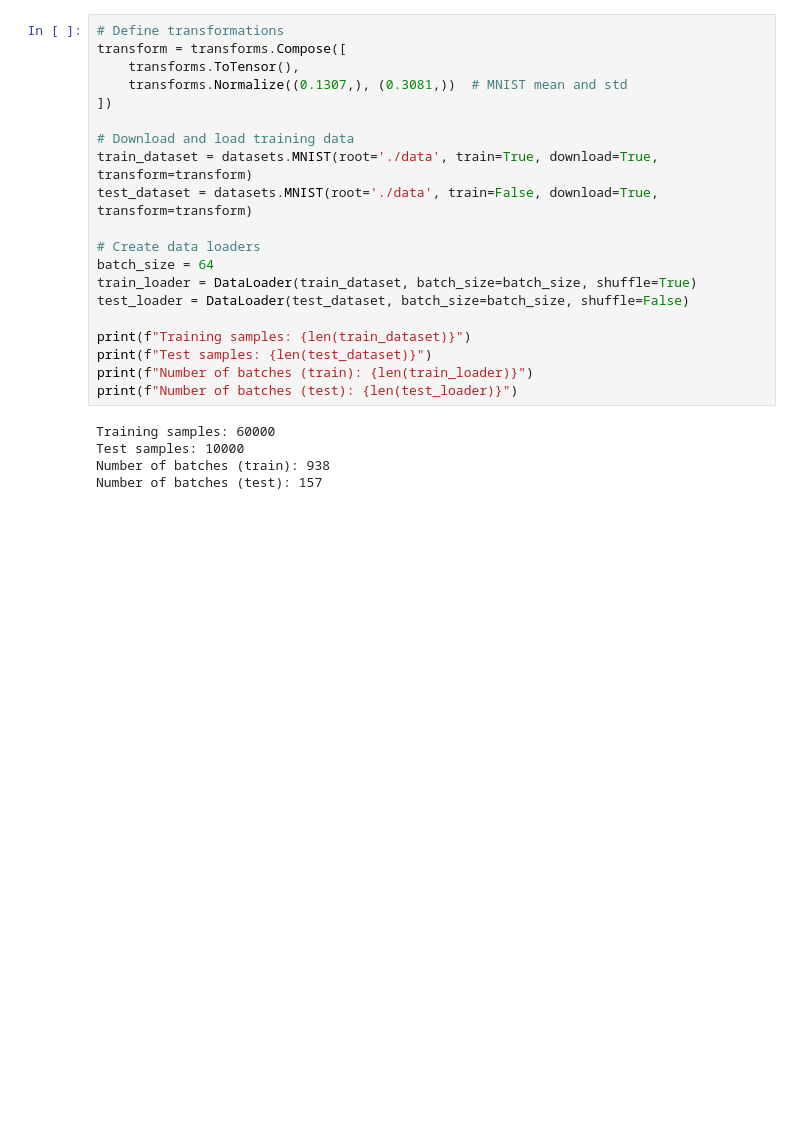
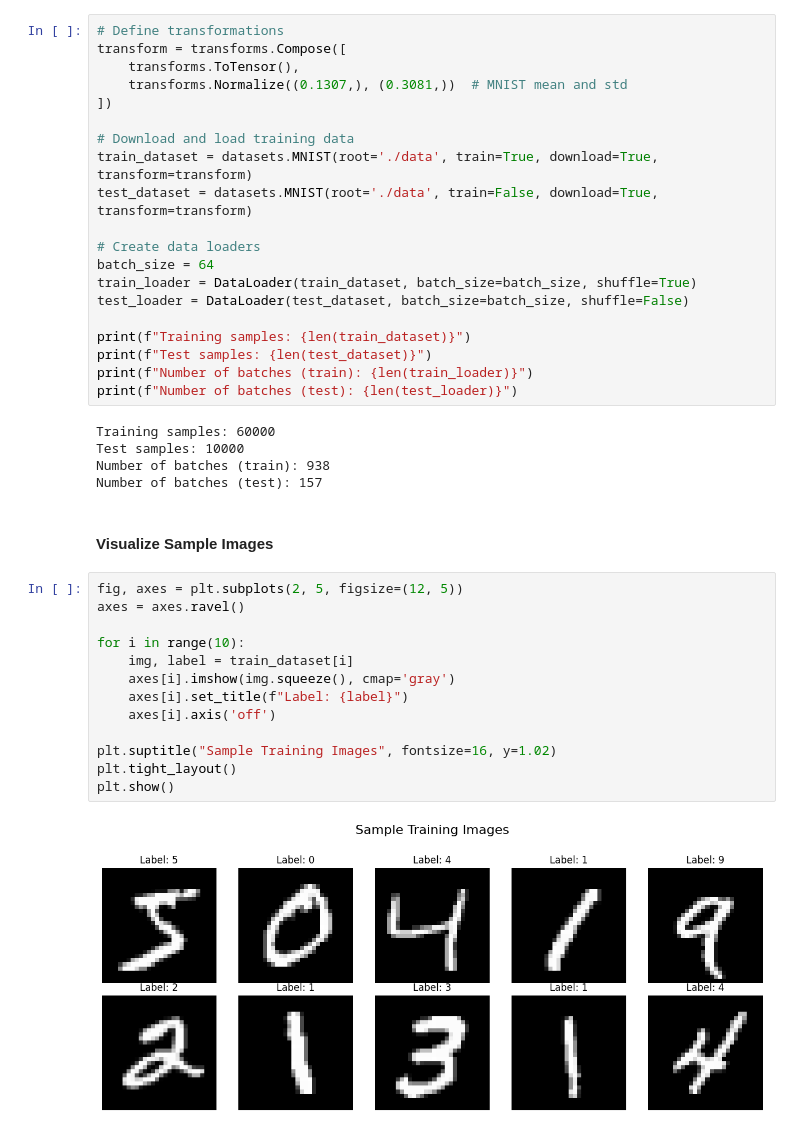
Before and after one commit to akkiyolo/pytorch, a Jupyter notebook: Handwritten_Digits_prediction.ipynb, the cells around one changed output. Cells and saved outputs as stored; diff of their text form; blank space fills up the shorter version.

```diff
--- a/Handwritten_Digits_prediction.ipynb
+++ b/Handwritten_Digits_prediction.ipynb
@@ -74,3 +74,20 @@ Training samples: 60000
 Test samples: 10000
 Number of batches (train): 938
 Number of batches (test): 157
+# %% [markdown]
+#### Visualize Sample Images
+# %%
+fig, axes = plt.subplots(2, 5, figsize=(12, 5))
+axes = axes.ravel()
+
+for i in range(10):
+    img, label = train_dataset[i]
+    axes[i].imshow(img.squeeze(), cmap='gray')
+    axes[i].set_title(f"Label: {label}")
+    axes[i].axis('off')
+
+plt.suptitle("Sample Training Images", fontsize=16, y=1.02)
+plt.tight_layout()
+plt.show()
+# %% [output]
+[figure, added]
```
